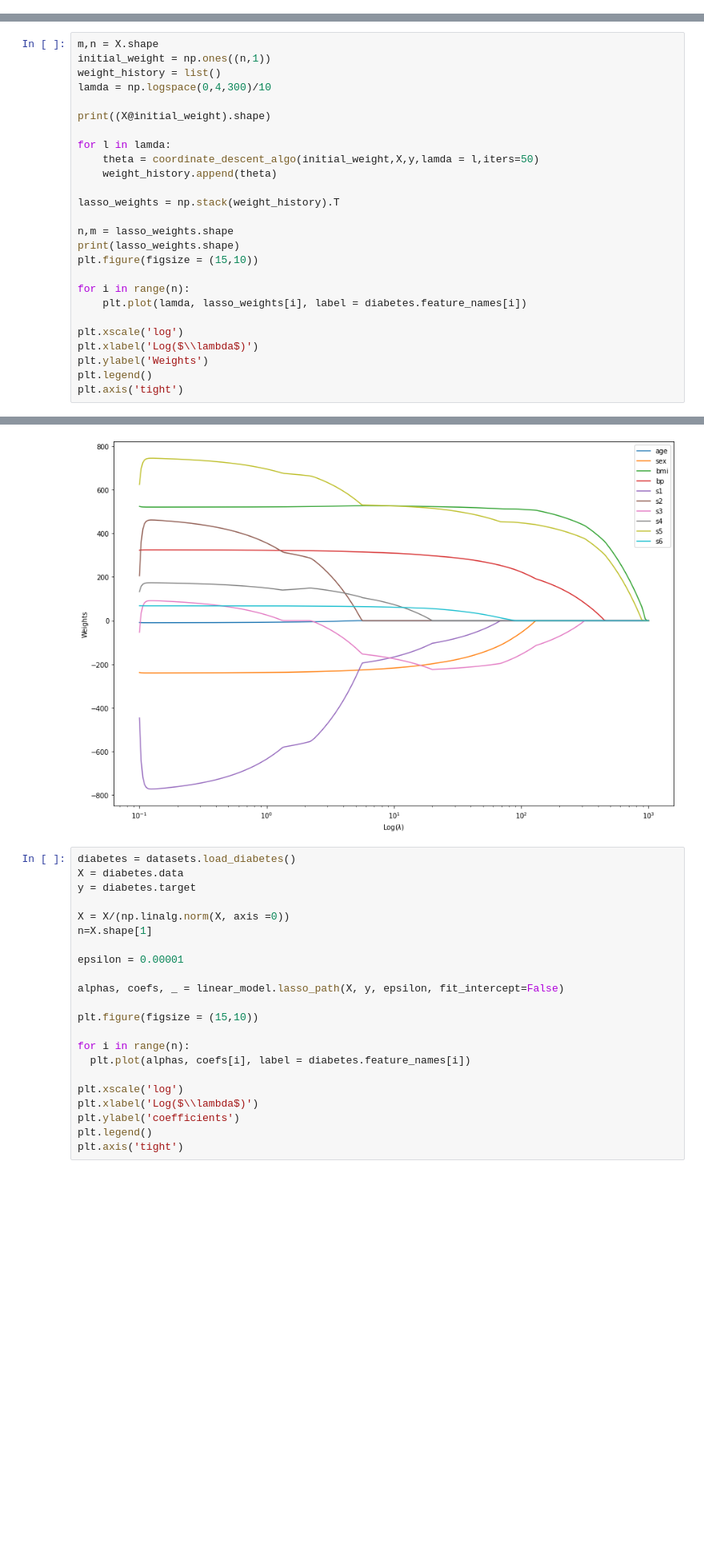
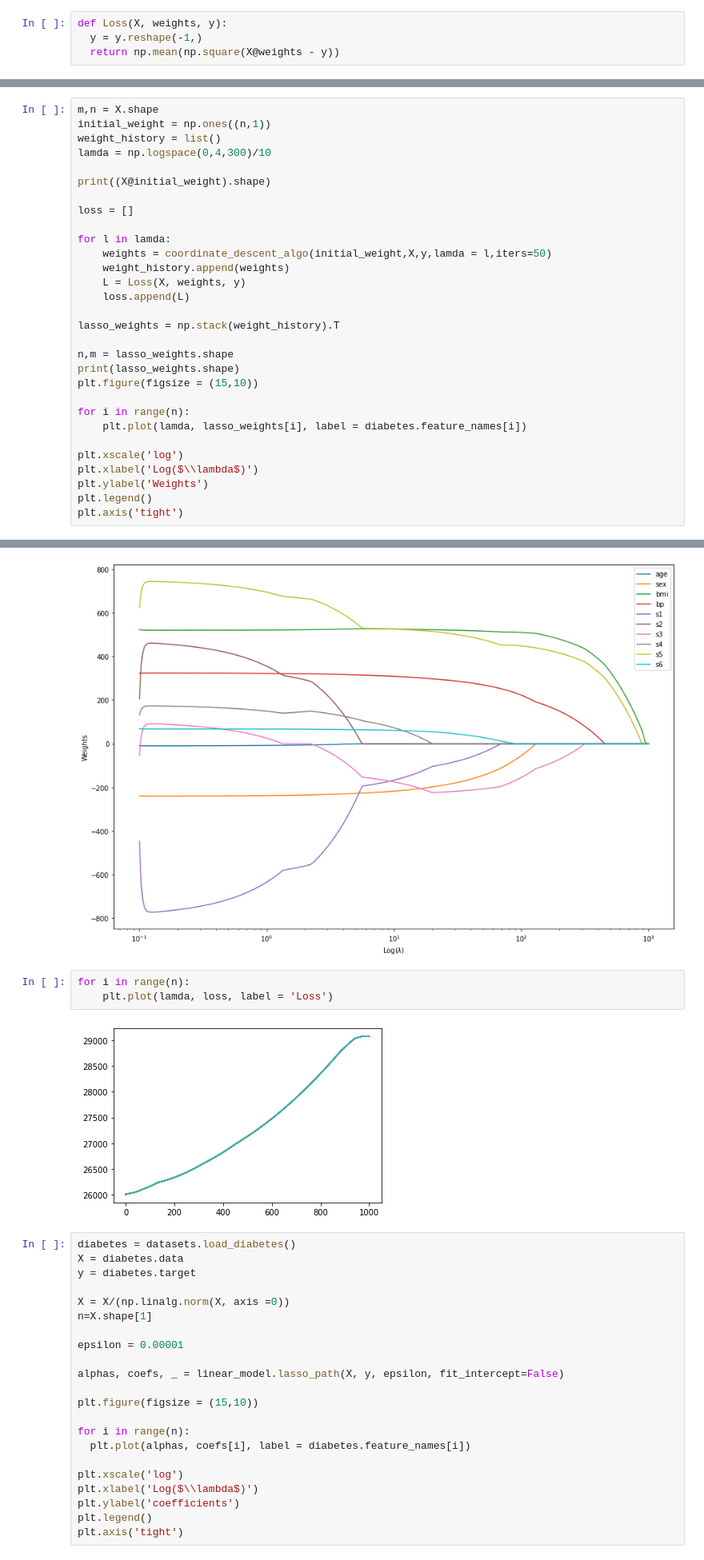
Before and after one commit to rohanblueboybaijal/pclub_selection, a Jupyter notebook: Lasso_Regression.ipynb, the cells around one changed output, grey strips where cells are left out. Shown: that part at 80% size. Saved outputs shown, nothing was run; the diff lists cells and outputs as text; blank space fills up the shorter version.

```diff
--- a/Lasso_Regression.ipynb
+++ b/Lasso_Regression.ipynb
@@ -12,6 +12,10 @@ X = diabetes.data
 #type(X)
 #X.shape (442, 10) => 10 features
 y = diabetes.target.reshape(-1,1)
+# %%
+def Loss(X, weights, y):
+  y = y.reshape(-1,)
+  return np.mean(np.square(X@weights - y))
 # %%
 def S(rho, lamda) :
 # Soft threshold for normalized data
@@ -54,9 +58,13 @@ lamda = np.logspace(0,4,300)/10
 
 print((X@initial_weight).shape)
 
+loss = []
+
 for l in lamda:
-    theta = coordinate_descent_algo(initial_weight,X,y,lamda = l,iters=50)
-    weight_history.append(theta)
+    weights = coordinate_descent_algo(initial_weight,X,y,lamda = l,iters=50)
+    weight_history.append(weights)
+    L = Loss(X, weights, y)
+    loss.append(L)
 
 lasso_weights = np.stack(weight_history).T
 
@@ -77,6 +85,11 @@ plt.axis('tight')
 (10, 300)
 (0.06309573444801933, 1584.893192461114, -847.5707140280173, 819.7070858741896)
 [figure]
+# %%
+for i in range(n):
+    plt.plot(lamda, loss, label = 'Loss')
+# %% [output]
+[figure, added]
 # %%
 diabetes = datasets.load_diabetes()
 X = diabetes.data
```
